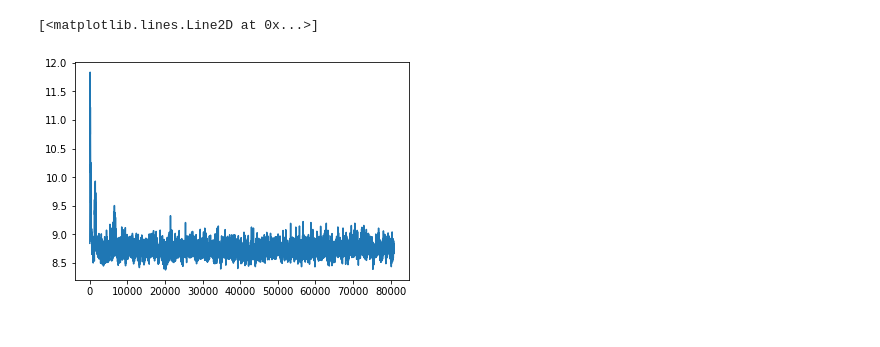
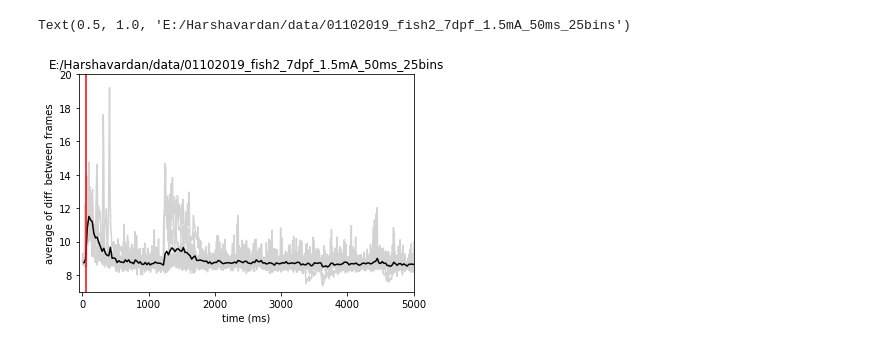
Before and after one commit to harshavardan/Classical-Conditioning, a Jupyter notebook: plottingRawMotionVsTime.ipynb, the cells around one changed output. Saved outputs shown, nothing was run; the diff lists cells and outputs as text; code cells hidden in the pictures.

Commit message:
improved binned and averaged
Needs further corrections. With low bin size, weird shit is happening. The averaged trace seems to be not as long as the the raw traces or some such thing.

```diff
--- a/plottingRawMotionVsTime.ipynb
+++ b/plottingRawMotionVsTime.ipynb
@@ -86,19 +107,17 @@ plt.plot(averageMotion[0:int(1000/binSize)])
-# %%
-summ = [] # stores the values to be averaged
-sumt = [] #
-avgm = [] # stores average
-avgt = [] #
-
-for j in range(0, 10000):
-    for i in range(0,len(motion)):
-        summ.append(motion[i][j])
-        sumt.append(time[i][j])
-    avgm.append(statistics.mean(summ))
-    avgt.append(statistics.mean(sumt))
-    summ = []
-    sumt = []
-
-plt.plot(avgt, avgm)
-# %% [output]
-[<matplotlib.lines.Line2D at 0x...>]
-[figure, removed]
+# %%
+duration = 5000 # x axis of plot in ms
+fig, ax = plt.subplots(1,1)
+for i in range(0, len(motion)):
+    ax.plot(time[i], motion[i], 'lightgray')
+    ax.set_xlim(-50, duration)
+    ax.set_ylim(7, 20)
+    ax.set_xlabel("time (ms)")
+    ax.set_ylabel("average of diff. between frames")
+
+ax.plot(np.arange(binSize, duration + binSize, binSize ), averageMotion[0:int(duration/binSize)], 'k')
+ax.plot([50, 50], [0, 20], 'r')
+plt.title(f + "_" + str(binSize) + "bins")
+#plt.savefig(f + "/averageMotion.png")
+# %% [output]
+Text(0.5, 1.0, 'E:/Harshavardan/data/01102019_fish2_7dpf_1.5mA_50ms_25bins')
+[figure, added]
```
Also changed, not shown: parts of 4 cells of this notebook.
